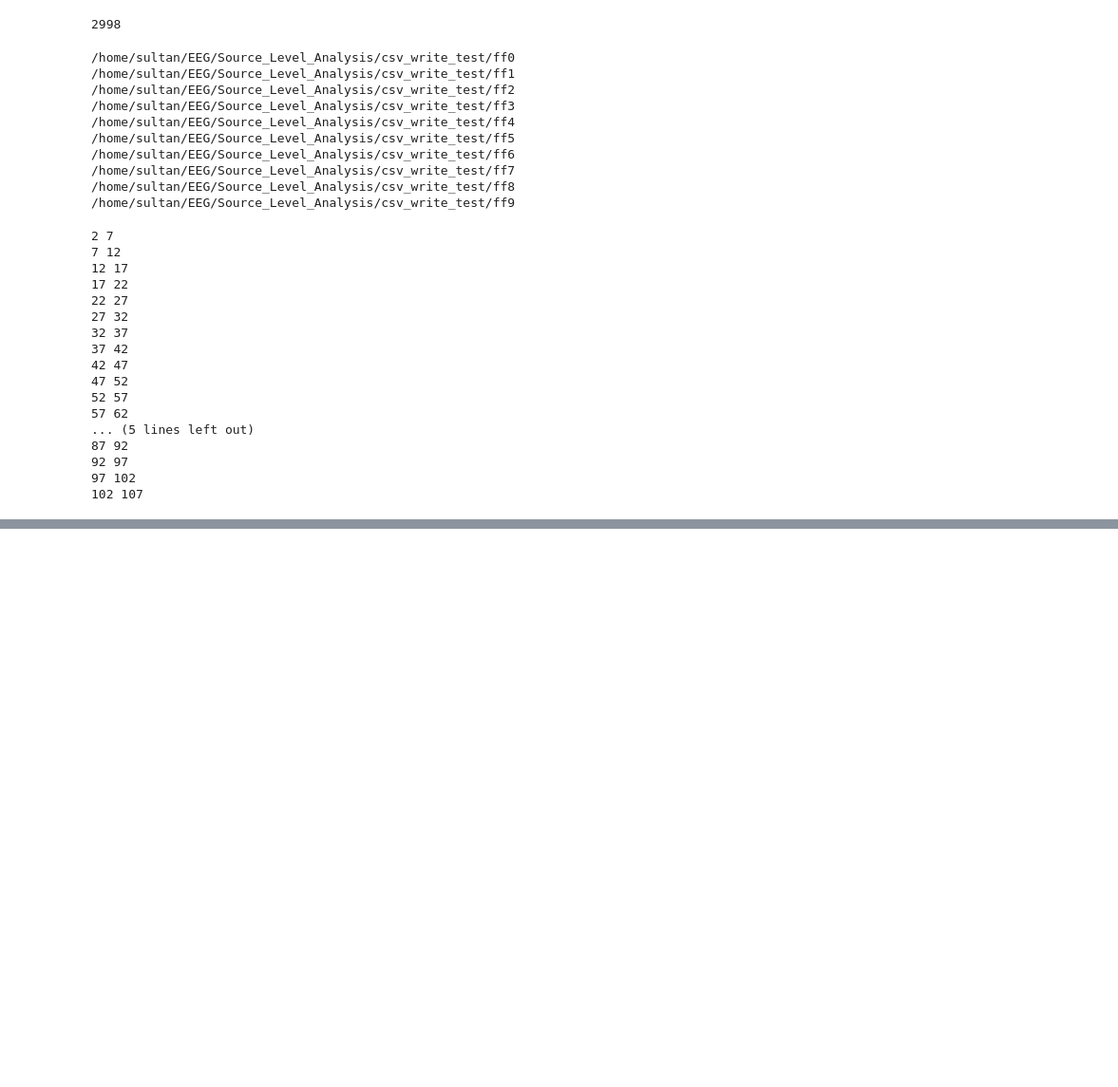
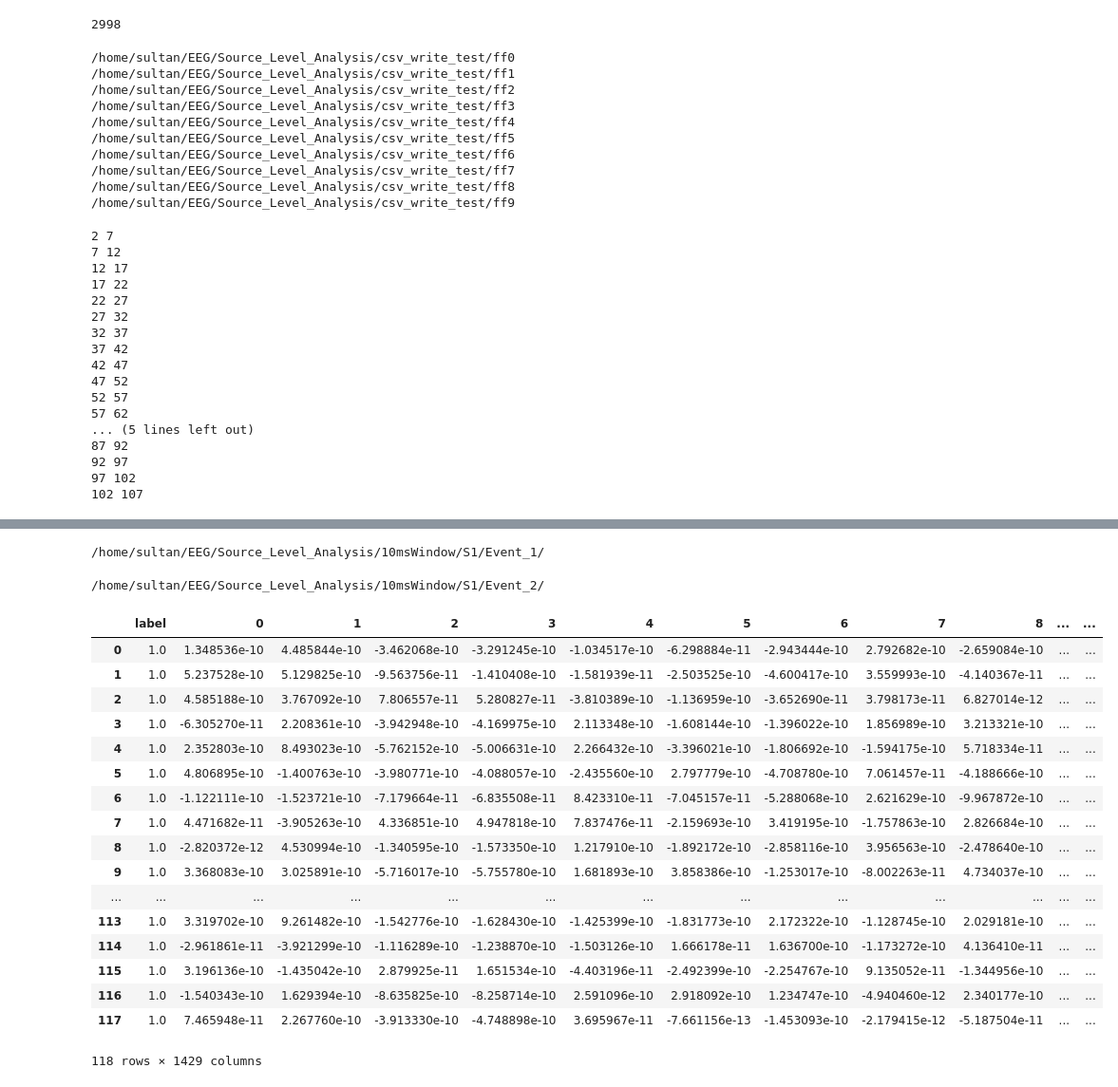
Before and after one commit to msultanmahmud/EEG_Analysis, a Jupyter notebook: Source_Level_Analysis/Aveage_files_v1.ipynb, the cells around one changed output, grey strips where cells are left out. Shown at 95% size. Drawn from its saved outputs; the diff is of its cells as text; code cells hidden in the pictures; blank space fills up the shorter version.

```diff
--- a/Source_Level_Analysis/Aveage_files_v1.ipynb
+++ b/Source_Level_Analysis/Aveage_files_v1.ipynb
@@ -274,0 +237,18 @@ dtr
+# %%
+testpath1='/home/sultan/EEG/Source_Level_Analysis/10msWindow/S1/Event_2/'
+from os import walk
+from os.path import isfile, join
+f = []
+for (testpath1, dirnames, filenames) in walk(testpath1):
+    f.extend(join(testpath1, x) for x in filenames if x.endswith(".csv"))
+    break
+# %%
+a=[]
+for i in range(0,len(f)):
+    dd=pd.read_csv(f[i])
+    dd1=dd.drop(dd.columns[0],axis=1)
+    d1=dd1.as_matrix()
+    rt=d1.flatten(order='F')
+    a.append(rt)
+d3=pd.DataFrame(a)
+d3.insert(0,'label',np.ones(len(d3)), True)
@@ -274,0 +263,48 @@ dtr
+# %%
+dirpath='/home/sultan/EEG/Source_Level_Analysis/10msWindow/'
+# %%
+a=[];
+sub=[1];# subject+1
+Ev=[1,2];#event+1
+for k in range(0,len(sub)):
+    for j in range(0,len(Ev)):
+        b=dirpath+'S'+str(sub[k])+'/'+'Event_'+str(Ev[j])+'/'
+        dpin=b
+        print dpin
+        from os import walk
+        from os.path import isfile, join
+        f = []
+        for (dpin, dirnames, filenames) in walk(dpin):
+            f.extend(join(dpin, x) for x in filenames if x.endswith(".csv"))
+            break
+        for i in range(0,len(f)):
+            dd=pd.read_csv(f[i])
+            dd1=dd.drop(dd.columns[0],axis=1)
+            d1=dd1.as_matrix()
+            rt=d1.flatten(order='F')
+            a.append(rt)
+        d2=pd.DataFrame(a)
+        d2.insert(0,'label',np.ones(len(d2)), True)
+        # df.insert(2, "Age", [21, 23, 24, 21], True)
+d2
+# %% [output]
+/home/sultan/EEG/Source_Level_Analysis/10msWindow/S1/Event_1/
+/home/sultan/EEG/Source_Level_Analysis/10msWindow/S1/Event_2/
+|  | label | 0 | 1 | 2 | 3 | 4 | 5 | 6 | 7 | 8 | ... | ... |
+| 0 | 1.0 | 1.348536e-10 | 4.485844e-10 | -3.462068e-10 | -3.291245e-10 | -1.034517e-10 | -6.298884e-11 | -2.943444e-10 | 2.792682e-10 | -2.659084e-10 | ... | ... |
+| 1 | 1.0 | 5.237528e-10 | 5.129825e-10 | -9.563756e-11 | -1.410408e-10 | -1.581939e-11 | -2.503525e-10 | -4.600417e-10 | 3.559993e-10 | -4.140367e-11 | ... | ... |
+| 2 | 1.0 | 4.585188e-10 | 3.767092e-10 | 7.806557e-11 | 5.280827e-11 | -3.810389e-10 | -1.136959e-10 | -3.652690e-11 | 3.798173e-11 | 6.827014e-12 | ... | ... |
+| 3 | 1.0 | -6.305270e-11 | 2.208361e-10 | -3.942948e-10 | -4.169975e-10 | 2.113348e-10 | -1.608144e-10 | -1.396022e-10 | 1.856989e-10 | 3.213321e-10 | ... | ... |
+| 4 | 1.0 | 2.352803e-10 | 8.493023e-10 | -5.762152e-10 | -5.006631e-10 | 2.266432e-10 | -3.396021e-10 | -1.806692e-10 | -1.594175e-10 | 5.718334e-11 | ... | ... |
+| 5 | 1.0 | 4.806895e-10 | -1.400763e-10 | -3.980771e-10 | -4.088057e-10 | -2.435560e-10 | 2.797779e-10 | -4.708780e-10 | 7.061457e-11 | -4.188666e-10 | ... | ... |
+| 6 | 1.0 | -1.122111e-10 | -1.523721e-10 | -7.179664e-11 | -6.835508e-11 | 8.423310e-11 | -7.045157e-11 | -5.288068e-10 | 2.621629e-10 | -9.967872e-10 | ... | ... |
+| 7 | 1.0 | 4.471682e-11 | -3.905263e-10 | 4.336851e-10 | 4.947818e-10 | 7.837476e-11 | -2.159693e-10 | 3.419195e-10 | -1.757863e-10 | 2.826684e-10 | ... | ... |
+| 8 | 1.0 | -2.820372e-12 | 4.530994e-10 | -1.340595e-10 | -1.573350e-10 | 1.217910e-10 | -1.892172e-10 | -2.858116e-10 | 3.956563e-10 | -2.478640e-10 | ... | ... |
+| 9 | 1.0 | 3.368083e-10 | 3.025891e-10 | -5.716017e-10 | -5.755780e-10 | 1.681893e-10 | 3.858386e-10 | -1.253017e-10 | -8.002263e-11 | 4.734037e-10 | ... | ... |
+| ... | ... | ... | ... | ... | ... | ... | ... | ... | ... | ... | ... | ... |
+| 113 | 1.0 | 3.319702e-10 | 9.261482e-10 | -1.542776e-10 | -1.628430e-10 | -1.425399e-10 | -1.831773e-10 | 2.172322e-10 | -1.128745e-10 | 2.029181e-10 | ... | ... |
+| 114 | 1.0 | -2.961861e-11 | -3.921299e-10 | -1.116289e-10 | -1.238870e-10 | -1.503126e-10 | 1.666178e-11 | 1.636700e-10 | -1.173272e-10 | 4.136410e-11 | ... | ... |
+| 115 | 1.0 | 3.196136e-10 | -1.435042e-10 | 2.879925e-11 | 1.651534e-10 | -4.403196e-11 | -2.492399e-10 | -2.254767e-10 | 9.135052e-11 | -1.344956e-10 | ... | ... |
+| 116 | 1.0 | -1.540343e-10 | 1.629394e-10 | -8.635825e-10 | -8.258714e-10 | 2.591096e-10 | 2.918092e-10 | 1.234747e-10 | -4.940460e-12 | 2.340177e-10 | ... | ... |
+| 117 | 1.0 | 7.465948e-11 | 2.267760e-10 | -3.913330e-10 | -4.748898e-10 | 3.695967e-11 | -7.661156e-13 | -1.453093e-10 | -2.179415e-12 | -5.187504e-11 | ... | ... |
+118 rows × 1429 columns
```
Also changed, not shown: parts of 12 cells of this notebook, 2 other files.
